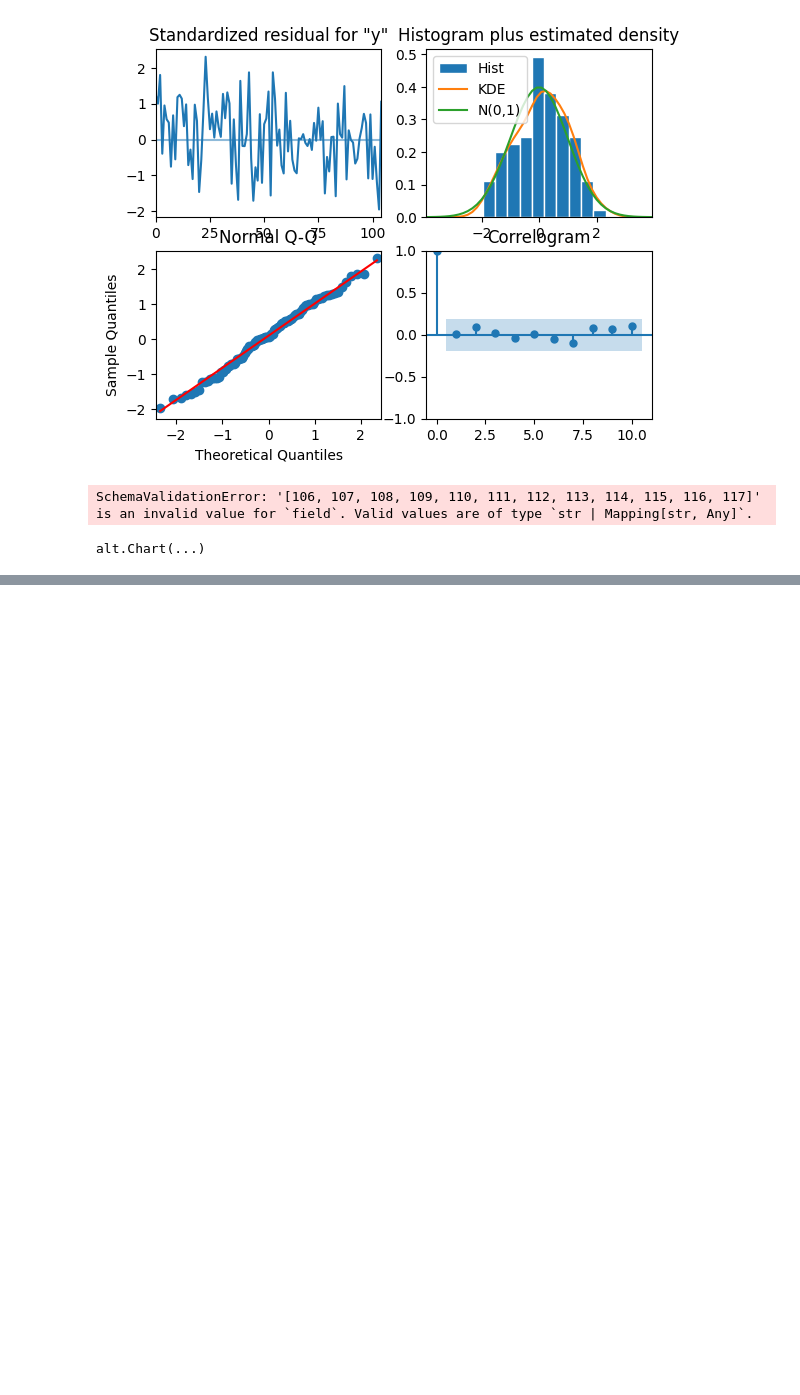
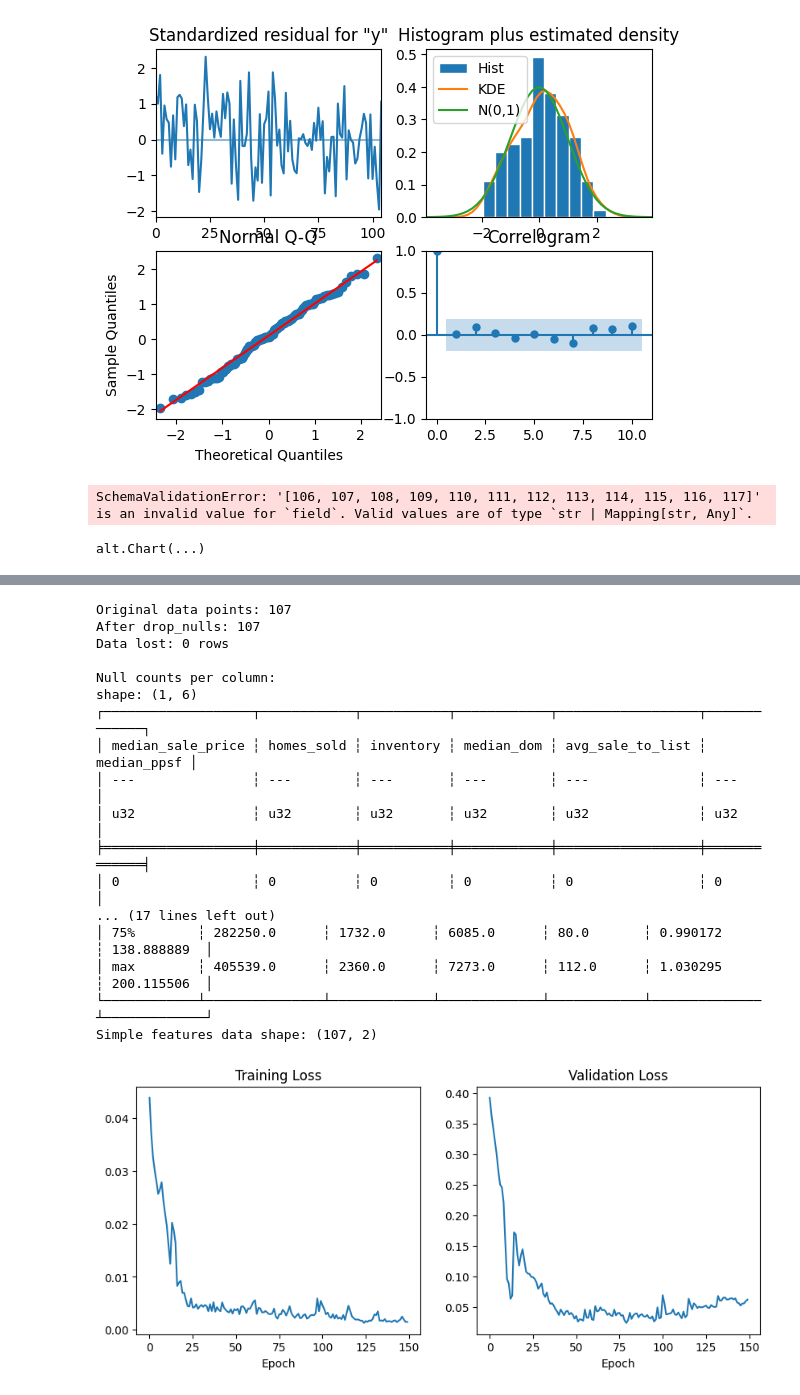
Before and after one commit to dganesh05/Real-Estate-Market-Timing-Investment-Risk-Stratification, a Jupyter notebook: notebooks/time_series.ipynb, the cells around one changed output, grey strips where cells are left out. Cells and saved outputs as stored; diff of their text form; code cells hidden in the pictures; blank space fills up the shorter version.

```diff
--- a/notebooks/time_series.ipynb
+++ b/notebooks/time_series.ipynb
@@ -380,0 +424,4 @@ alt.Chart(...)
+# %%
+for col in meck_data.select(cs.float()).drop(["pending_sales_mom", "pending_sales_yoy"]).columns:
+    adf_stat, p_val, *_ = adfuller(meck_data.select(col))
+    print(f"{col}: {"Stationary" if p_val < 0.05 else "Non-stationary"} (p={p_val:.4f})")
@@ -380,0 +1545,71 @@ alt.Chart(...)
+# %%
+# Check how much data you lost                                                                     23:25:06 [39/1890]
+print(f"Original data points: {len(meck_sfr_all)}")
+print(f"After drop_nulls: {len(meck_features)}")
+print(f"Data lost: {len(meck_sfr_all) - len(meck_features)} rows")
+
+# Check for NaN issues
+print("\nNull counts per column:")
+print(meck_sfr_all.select(available_features).null_count())
+
+# Check data distribution
+print("\nData statistics:")
+print(meck_features.describe())
+
+# Step 2: Start Simpler - Use Only 2-3 Best Features
+
+# Try minimal feature set first
+simple_features = ['median_sale_price', 'homes_sold']  # Start with just 2
+
+meck_simple = meck_sfr_all.select(simple_features).drop_nulls()
+data = meck_simple.to_numpy()
+
+print(f"Simple features data shape: {data.shape}")
+
+# Same LSTM code but with input_size=2
+model = MultivariateLSTM(
+    input_size=2,  # Only 2 features
+    hidden_size=50,  # Smaller model
+    num_layers=2,    # Fewer layers
+    dropout=0.2
+).to(device)
+
+# Step 3: Check Training Curves
+
+# After training, plot losses
+import matplotlib.pyplot as plt
+
+plt.figure(figsize=(10, 4))
+plt.subplot(1, 2, 1)
+plt.plot(train_losses)
+plt.title('Training Loss')
+plt.xlabel('Epoch')
+
+plt.subplot(1, 2, 2)
+plt.plot(val_losses)
+plt.title('Validation Loss')
+plt.xlabel('Epoch')
+plt.show()
+
+# If val_loss is increasing while train_loss decreases = overfitting
+# If both are high = underfitting
+# If both are decreasing = good!
+# %% [output]
+Original data points: 107
+After drop_nulls: 107
+Data lost: 0 rows
+
+Null counts per column:
+shape: (1, 6)
+┌───────────────────┬────────────┬───────────┬────────────┬──────────────────┬─────────────┐
+│ median_sale_price ┆ homes_sold ┆ inventory ┆ median_dom ┆ avg_sale_to_list ┆ median_ppsf │
+│ ---               ┆ ---        ┆ ---       ┆ ---        ┆ ---              ┆ ---         │
+│ u32               ┆ u32        ┆ u32       ┆ u32        ┆ u32              ┆ u32         │
+╞═══════════════════╪════════════╪═══════════╪════════════╪══════════════════╪═════════════╡
+│ 0                 ┆ 0          ┆ 0         ┆ 0          ┆ 0                ┆ 0           │
+... (17 lines left out)
+│ 75%        ┆ 282250.0      ┆ 1732.0      ┆ 6085.0      ┆ 80.0       ┆ 0.990172     ┆ 138.888889  │
+│ max        ┆ 405539.0      ┆ 2360.0      ┆ 7273.0      ┆ 112.0      ┆ 1.030295     ┆ 200.115506  │
+└────────────┴───────────────┴─────────────┴─────────────┴────────────┴──────────────┴─────────────┘
+Simple features data shape: (107, 2)
+[figure, added]
```
Also changed, not shown: parts of 49 cells of this notebook, 2 other files.
